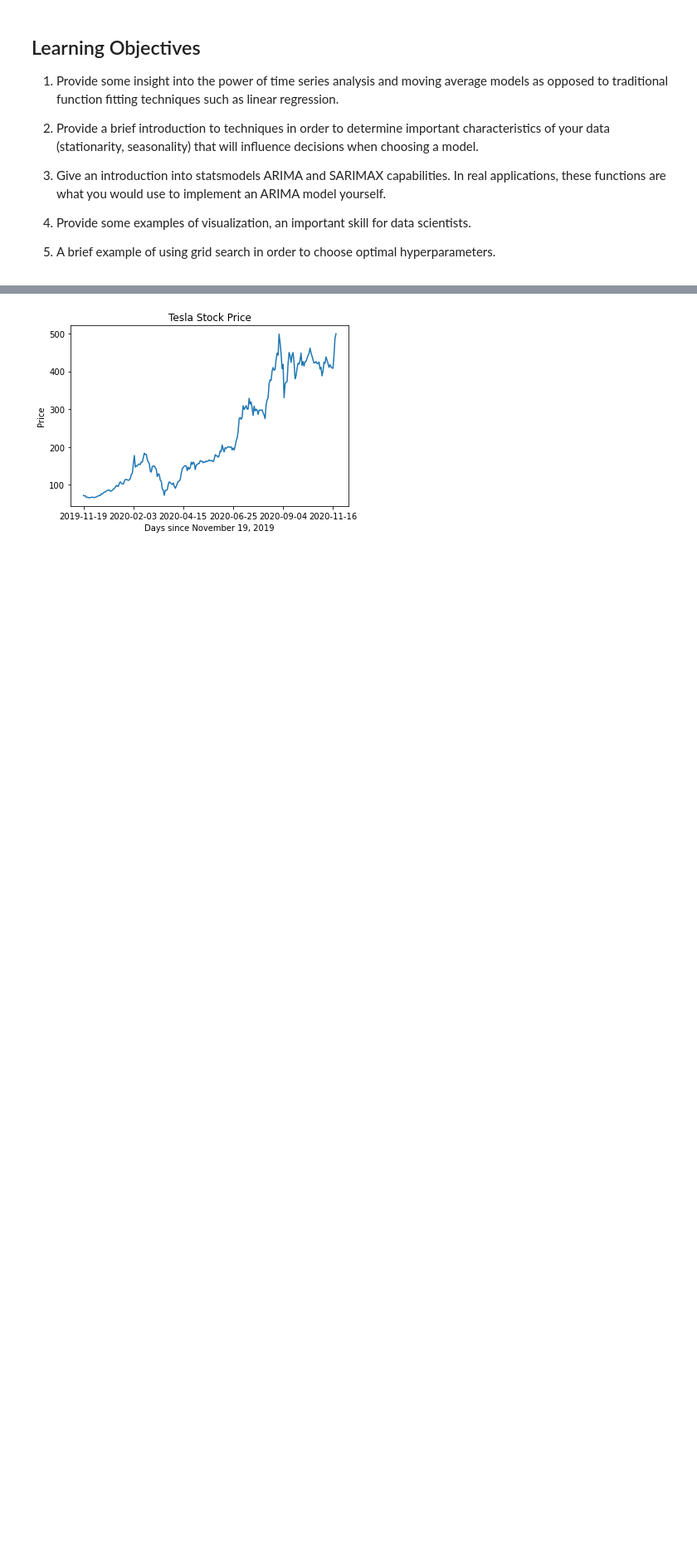
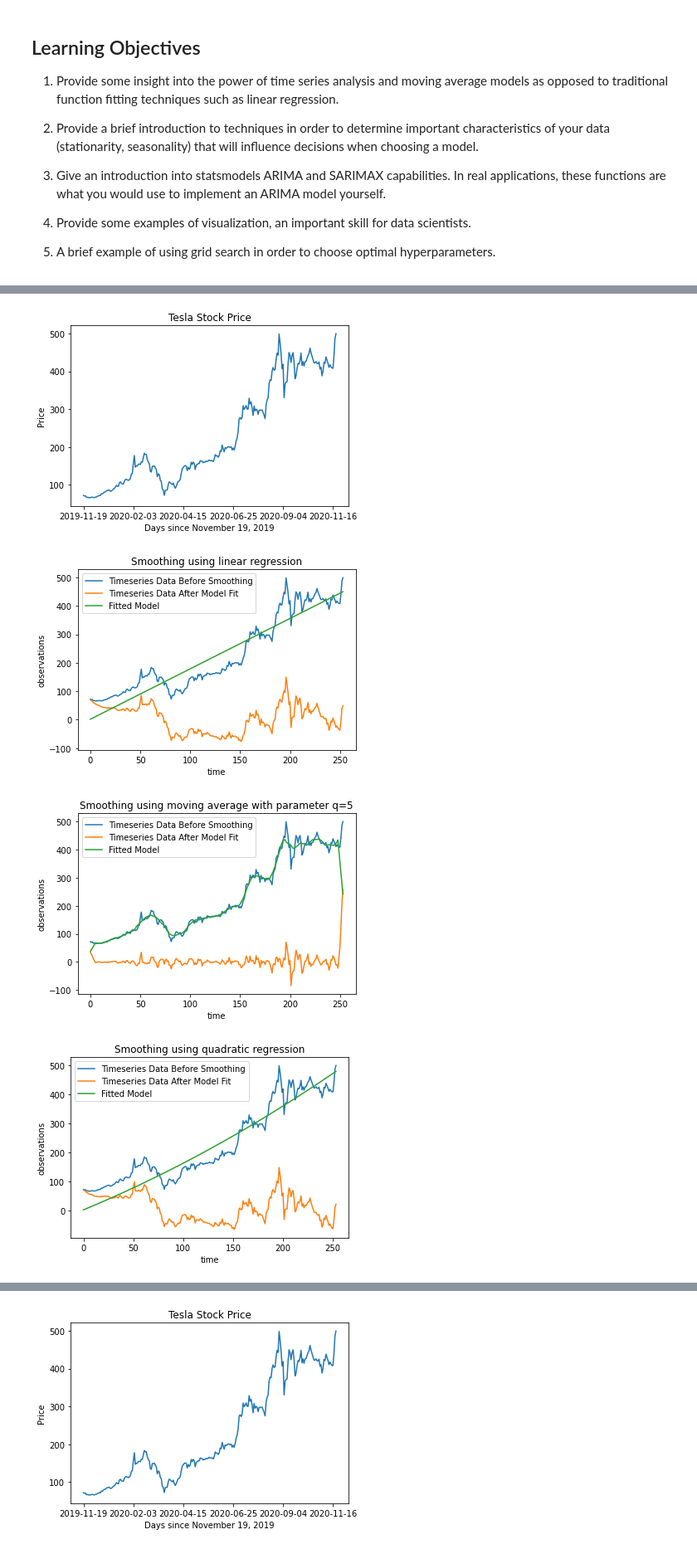
Before and after one commit to adamchang2000/cs189-project-t-arima, a Jupyter notebook: ARIMA_notebook_sols.ipynb, the cells around one changed output, grey strips where cells are left out. Shown at 83% size. Drawn from its saved outputs; the diff is of its cells as text; code cells hidden in the pictures; blank space fills up the shorter version.

```diff
--- a/ARIMA_notebook_sols.ipynb
+++ b/ARIMA_notebook_sols.ipynb
@@ -20,0 +159,23 @@ This notebook will provide an introduction into ARIMA, short for autoregressive
+# %%
+data = pd.read_csv('data/TSLA.csv')
+time = np.array(data['Date'])
+price = np.array(data['Close'])
+
+plt.title('Tesla Stock Price')
+plt.plot(time, price)
+plt.xticks(time[::50])
+plt.xlabel('Days since November 19, 2019')
+plt.ylabel('Price')
+plt.show()
+
+price = price.reshape((price.shape[0], 1))
+
+smoothing_via_regression(price, fit='linear')
+smoothing_via_moving_average(price, q=5)
+smoothing_via_regression(price, fit='quadratic')
+smoothing_via_moving_average(price, q=5)
+# %% [output]
+[figure, added]
+[figure, added]
+[figure, added]
+[figure, added]
```
Also changed, not shown: parts of 47 cells of this notebook.
